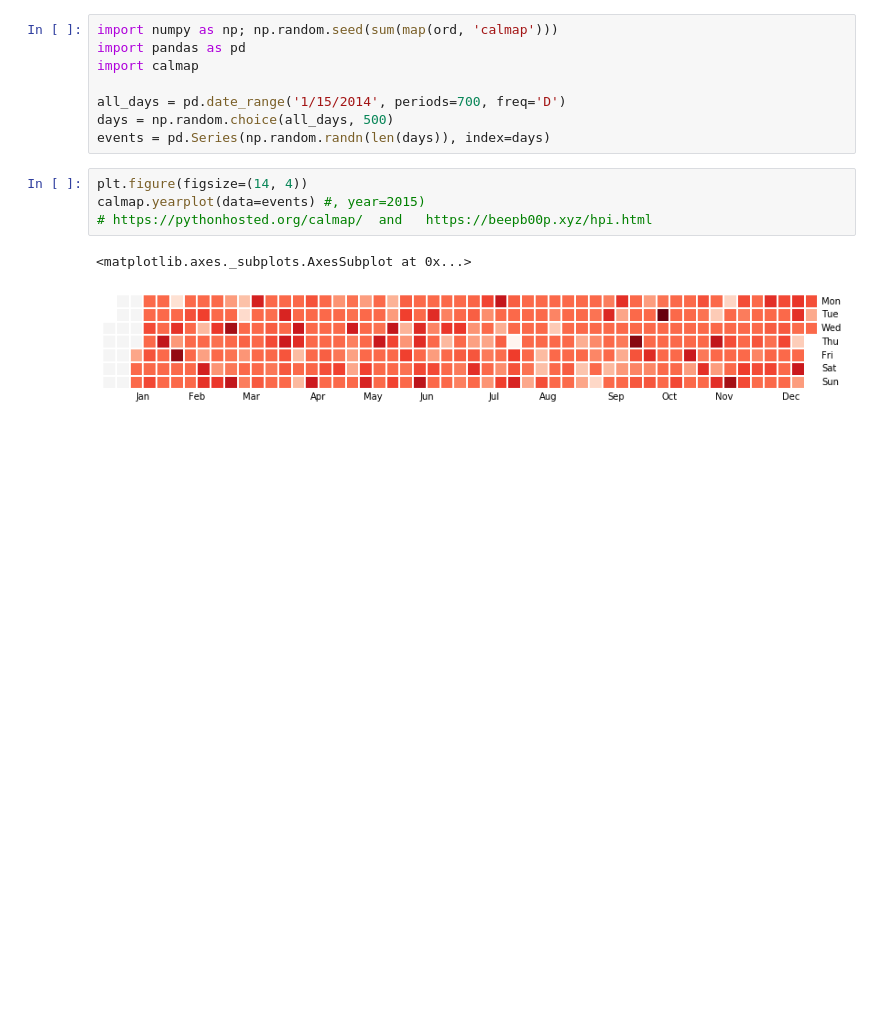
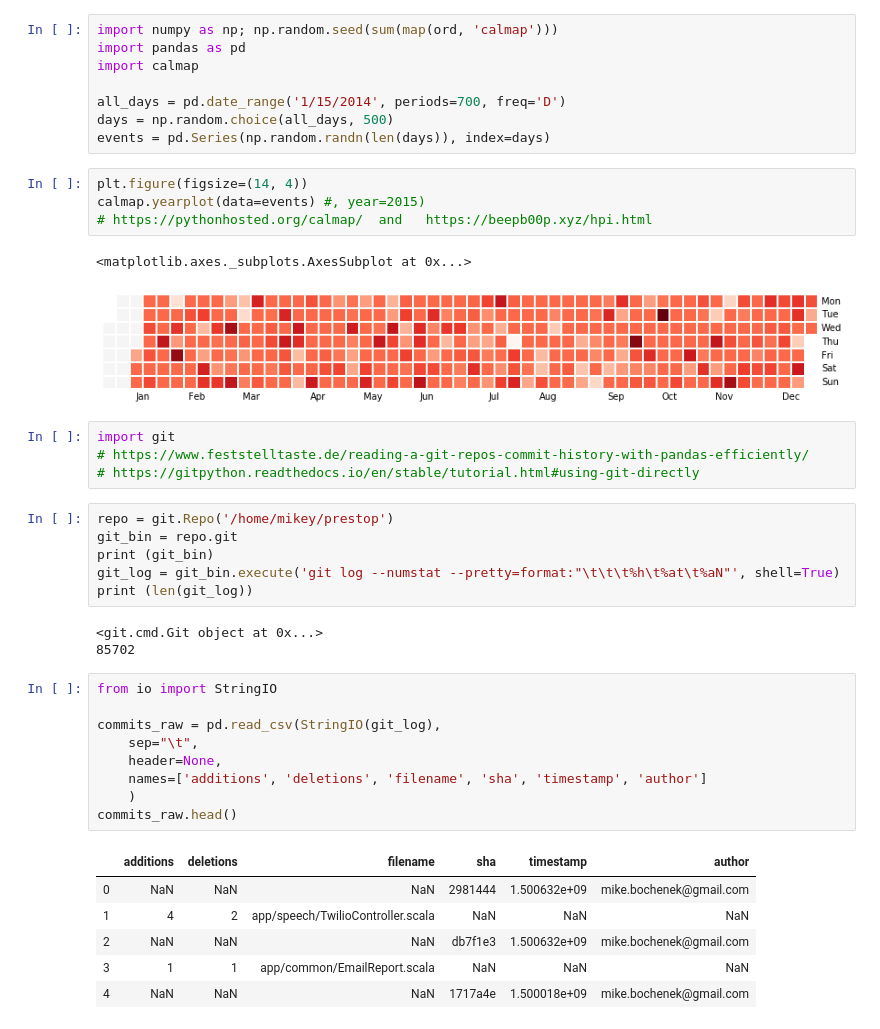
Before and after one commit to mikebochenek/python-notebooks, a Jupyter notebook: HelloWorldLiterally.ipynb, the cells around one changed output. Cells and saved outputs as stored; diff of their text form; blank space fills up the shorter version.

Commit message:
adding git repository parsing into a pandas dataframe!

```diff
--- a/HelloWorldLiterally.ipynb
+++ b/HelloWorldLiterally.ipynb
@@ -126,3 +129,32 @@ calmap.yearplot(data=events) #, year=2015)
 # %% [output]
 <matplotlib.axes._subplots.AxesSubplot at 0x...>
 [figure]
+# %%
+import git
+# https://www.feststelltaste.de/reading-a-git-repos-commit-history-with-pandas-efficiently/
+# https://gitpython.readthedocs.io/en/stable/tutorial.html#using-git-directly
+# %%
+repo = git.Repo('/home/mikey/prestop')
+git_bin = repo.git
+print (git_bin)
+git_log = git_bin.execute('git log --numstat --pretty=format:"\t\t\t%h\t%at\t%aN"', shell=True)
+print (len(git_log))
+# %% [output]
+<git.cmd.Git object at 0x...>
+85702
+# %%
+from io import StringIO
+
+commits_raw = pd.read_csv(StringIO(git_log),
+    sep="\t",
+    header=None,
+    names=['additions', 'deletions', 'filename', 'sha', 'timestamp', 'author']
+    )
+commits_raw.head()
+# %% [output]
+|  | additions | deletions | filename | sha | timestamp | author |
+| 0 | NaN | NaN | NaN | 2981444 | 1.500632e+09 | mike.bochenek@gmail.com |
+| 1 | 4 | 2 | app/speech/TwilioController.scala | NaN | NaN | NaN |
+| 2 | NaN | NaN | NaN | db7f1e3 | 1.500632e+09 | mike.bochenek@gmail.com |
+| 3 | 1 | 1 | app/common/EmailReport.scala | NaN | NaN | NaN |
+| 4 | NaN | NaN | NaN | 1717a4e | 1.500018e+09 | mike.bochenek@gmail.com |
```
Also changed, not shown: parts of 2 cells of this notebook.
